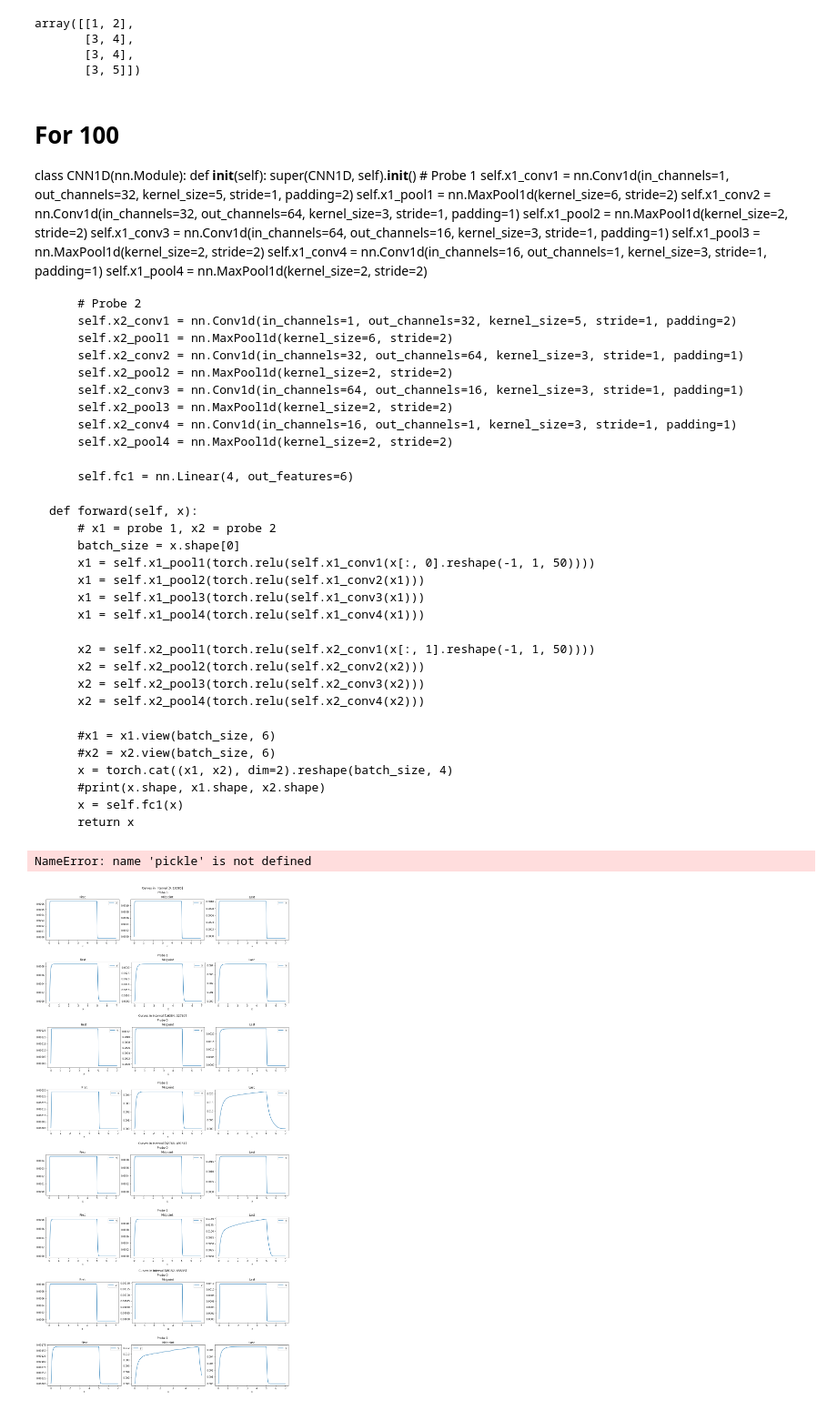
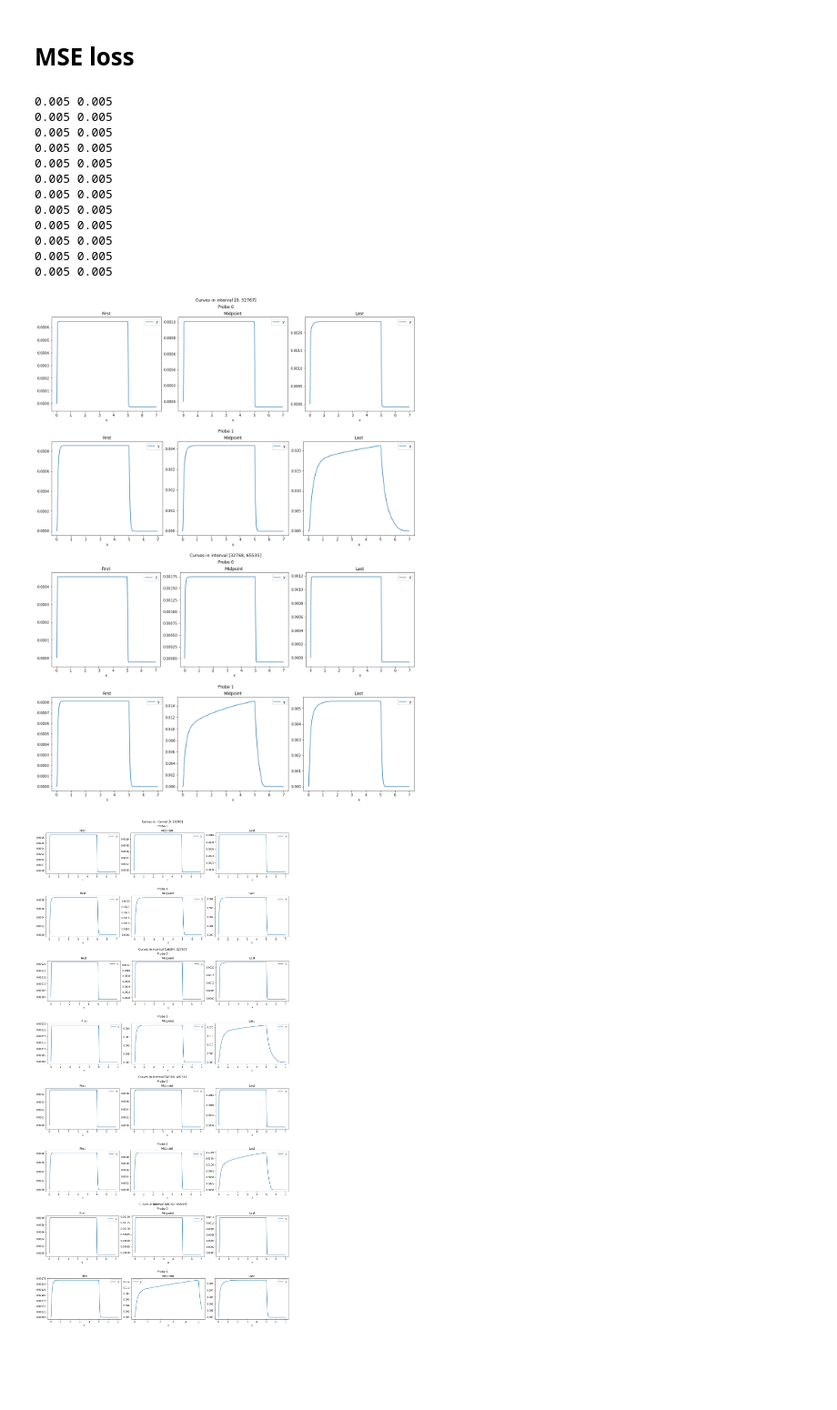
Before and after one commit to RobbieSoutham/SkinLearning, a Jupyter notebook: Model.ipynb, the cells around one changed output. Shown at 91% size. Cells and saved outputs as stored; diff of their text form; code cells hidden in the pictures; blank space fills up the shorter version.

Commit message:
New models, new samples

```diff
--- a/Model.ipynb
+++ b/Model.ipynb
@@ -13,3 +289,5 @@ import matplotlib.pyplot as plt
+# %% [markdown]
+# MSE loss
 # %%
 DEVICE = torch.device("cuda:0" if torch.cuda.is_available() else "cpu")
 
@@ -174,58 +463,5 @@ def test(test_loader, net):
 
 torch.backends.cudnn.benchmark = True
-# %%
-np.array([[[1, 2], [3, 4]], [[3, 4], [3, 5]]]).reshape(-1, 2)
-# %% [output]
-array([[1, 2],
-       [3, 4],
-       [3, 4],
-       [3, 5]])
-# %% [markdown]
-# For 100
-class CNN1D(nn.Module):
-    def __init__(self):
-        super(CNN1D, self).__init__()
-        # Probe 1
-        self.x1_conv1 = nn.Conv1d(in_channels=1, out_channels=32, kernel_size=5, stride=1, padding=2)
-        self.x1_pool1 = nn.MaxPool1d(kernel_size=6, stride=2)
-        self.x1_conv2 = nn.Conv1d(in_channels=32, out_channels=64, kernel_size=3, stride=1, padding=1)
-        self.x1_pool2 = nn.MaxPool1d(kernel_size=2, stride=2)
-        self.x1_conv3 = nn.Conv1d(in_channels=64, out_channels=16, kernel_size=3, stride=1, padding=1)
-        self.x1_pool3 = nn.MaxPool1d(kernel_size=2, stride=2)
-        self.x1_conv4 = nn.Conv1d(in_channels=16, out_channels=1, kernel_size=3, stride=1, padding=1)
-        self.x1_pool4 = nn.MaxPool1d(kernel_size=2, stride=2)
-
-        # Probe 2
-        self.x2_conv1 = nn.Conv1d(in_channels=1, out_channels=32, kernel_size=5, stride=1, padding=2)
-        self.x2_pool1 = nn.MaxPool1d(kernel_size=6, stride=2)
-        self.x2_conv2 = nn.Conv1d(in_channels=32, out_channels=64, kernel_size=3, stride=1, padding=1)
-        self.x2_pool2 = nn.MaxPool1d(kernel_size=2, stride=2)
-        self.x2_conv3 = nn.Conv1d(in_channels=64, out_channels=16, kernel_size=3, stride=1, padding=1)
-        self.x2_pool3 = nn.MaxPool1d(kernel_size=2, stride=2)
-        self.x2_conv4 = nn.Conv1d(in_channels=16, out_channels=1, kernel_size=3, stride=1, padding=1)
-        self.x2_pool4 = nn.MaxPool1d(kernel_size=2, stride=2)
-
-        self.fc1 = nn.Linear(4, out_features=6)
-
-    def forward(self, x):
-        # x1 = probe 1, x2 = probe 2
-        batch_size = x.shape[0]
-        x1 = self.x1_pool1(torch.relu(self.x1_conv1(x[:, 0].reshape(-1, 1, 50))))
-        x1 = self.x1_pool2(torch.relu(self.x1_conv2(x1)))
-        x1 = self.x1_pool3(torch.relu(self.x1_conv3(x1)))
-        x1 = self.x1_pool4(torch.relu(self.x1_conv4(x1)))
-
-        x2 = self.x2_pool1(torch.relu(self.x2_conv1(x[:, 1].reshape(-1, 1, 50))))
-        x2 = self.x2_pool2(torch.relu(self.x2_conv2(x2)))
-        x2 = self.x2_pool3(torch.relu(self.x2_conv3(x2)))
-        x2 = self.x2_pool4(torch.relu(self.x2_conv4(x2)))
-
-        #x1 = x1.view(batch_size, 6)
-        #x2 = x2.view(batch_size, 6)
-        x = torch.cat((x1, x2), dim=2).reshape(batch_size, 4)
-        #print(x.shape, x1.shape, x2.shape)
-        x = self.fc1(x)
-        return x
 # %%
 def checkSubsets(signalFolder, sampleFile, splits=4):
     with open(f"{sampleFile}", "rb") as f:
@@ -263,7 +500,19 @@ def checkSubsets(signalFolder, sampleFile, splits=4):
 # %%
-checkSubsets("D:/SamplingResults", "C:/Users/rjsou/Documents/MastersDiss/Sampling/Samples.pkl", splits=20)
+checkSubsets("D:/SamplingResults", "C:/Users/rjsou/Documents/MastersDiss/Sampling/Samples.pkl", splits=2)
 # %% [output]
-NameError: name 'pickle' is not defined
+0.005 0.005
+0.005 0.005
+0.005 0.005
+0.005 0.005
+0.005 0.005
+0.005 0.005
+0.005 0.005
+0.005 0.005
+0.005 0.005
+0.005 0.005
+0.005 0.005
+0.005 0.005
+[figure, added]
 # %%
 checkSubsets("D:/SamplingResults", "C:/Users/rjsou/Documents/MastersDiss/Sampling/Samples.pkl")
 # %% [output]
```
Also changed, not shown: parts of 45 cells of this notebook, 10 other files.
